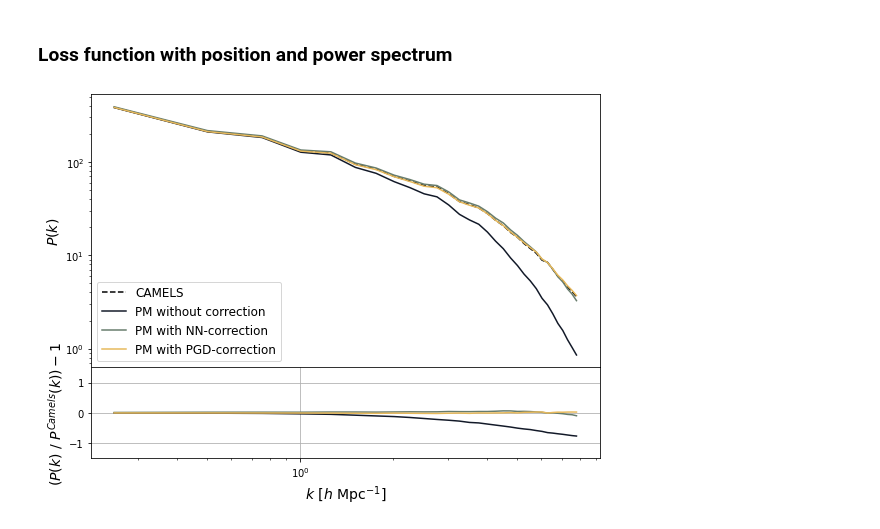
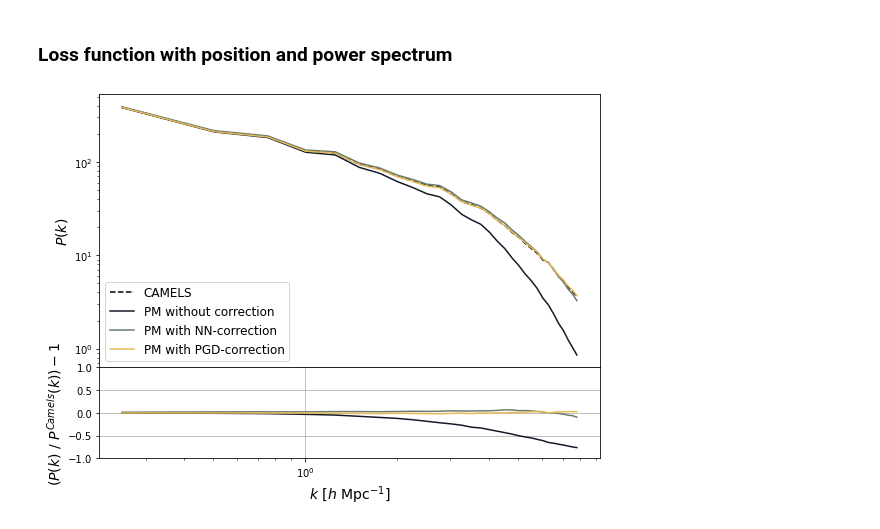
Before and after one commit to DifferentiableUniverseInitiative/jaxpm-paper, a Jupyter notebook: notebooks/NNvsPGD_CV_0.ipynb, the cells around one changed output. Saved outputs shown, nothing was run; the diff lists cells and outputs as text; code cells hidden in the pictures.

```diff
--- a/notebooks/NNvsPGD_CV_0.ipynb
+++ b/notebooks/NNvsPGD_CV_0.ipynb
@@ -222,28 +222,29 @@ sm = plt.cm.ScalarMappable(cmap=cmap, norm=plt.Normalize(vmin=0., vmax=1))
 # %%
 from matplotlib import gridspec
 col = cmr.eclipse([0.,0.13,0.55,0.85])
 fig = plt.figure(figsize=(8, 6))
 gs = gridspec.GridSpec(2, 1, height_ratios=[3, 1],hspace=0)
 ax0 = plt.subplot(gs[0])
 ax0.loglog(k, pk_ref,'--',  label='CAMELS',color=col[0])
 ax0.loglog(k, pk_i,label='PM without correction',color=col[1])
 ax0.loglog(k, pk_c,  label='PM with NN-correction',color=col[2])
 ax0.loglog(k, pk_pgd,  label='PM with PGD-correction',color=col[3])
 ax0.label_outer()
 plt.legend(fontsize='large')
 ax0.set_xlabel(r"$k$ [$h \ \mathrm{Mpc}^{-1}$]",fontsize=14)
 ax0.set_ylabel(r"$P(k)$", fontsize=14)
 ax1 = plt.subplot(gs[1])
 ax1.semilogx(k, (pk_i/pk_ref)-1,label='PM without correction',color=col[1])
 ax1.semilogx(k, (pk_c/pk_ref)-1,label='PM with NN-correction',color=col[2])
 ax1.semilogx(k, (pk_pgd/pk_ref)-1,label='PM with PGD-correction',color=col[3])
 ax1.set_ylabel(r"$ (P(k) \ / \ P^{Camels}(k))-1$",fontsize=14)
 ax1.set_xlabel(r"$k$ [$h \ \mathrm{Mpc}^{-1}$]",fontsize=14)
-ax1.set_ylim(-1.5,1.5)
+ax1.set_ylim(-1,1)
 plt.tight_layout()
 plt.grid(True)
+#plt.savefig('../figures/camels_comparison_residuals_CV_0.pdf')
 # %% [output]
-[figure, old version]
+[figure, new version]
 # %%
 im1=cic_paint(jnp.zeros(mesh_shape), poss[-1]).sum(axis=0)
 im2=cic_paint(jnp.zeros(mesh_shape), resi[0][-1]).sum(axis=0)
```
Also changed, not shown: parts of 5 cells of this notebook, 19 other files.
